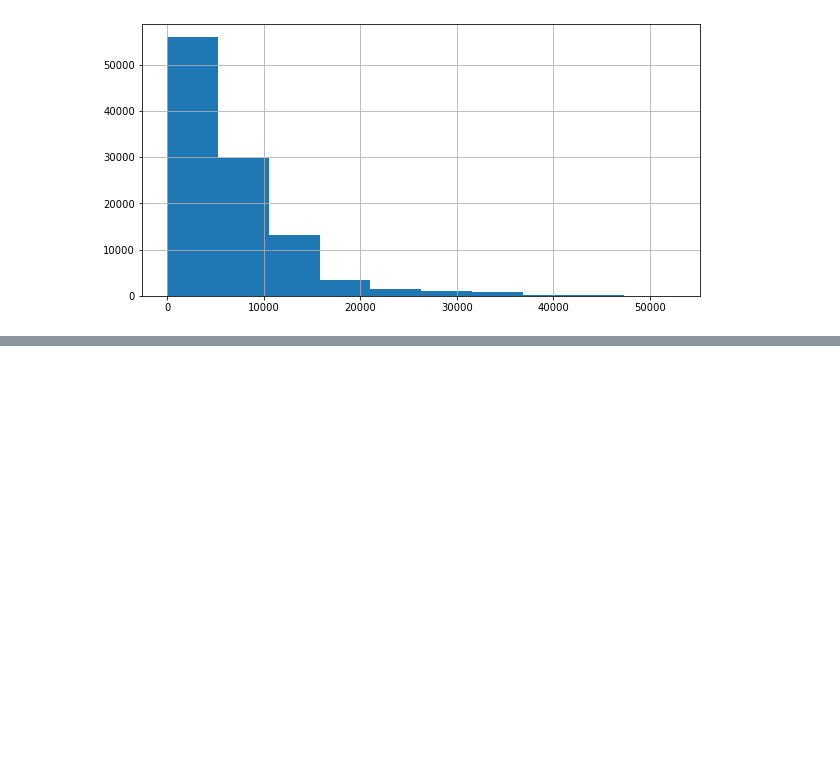
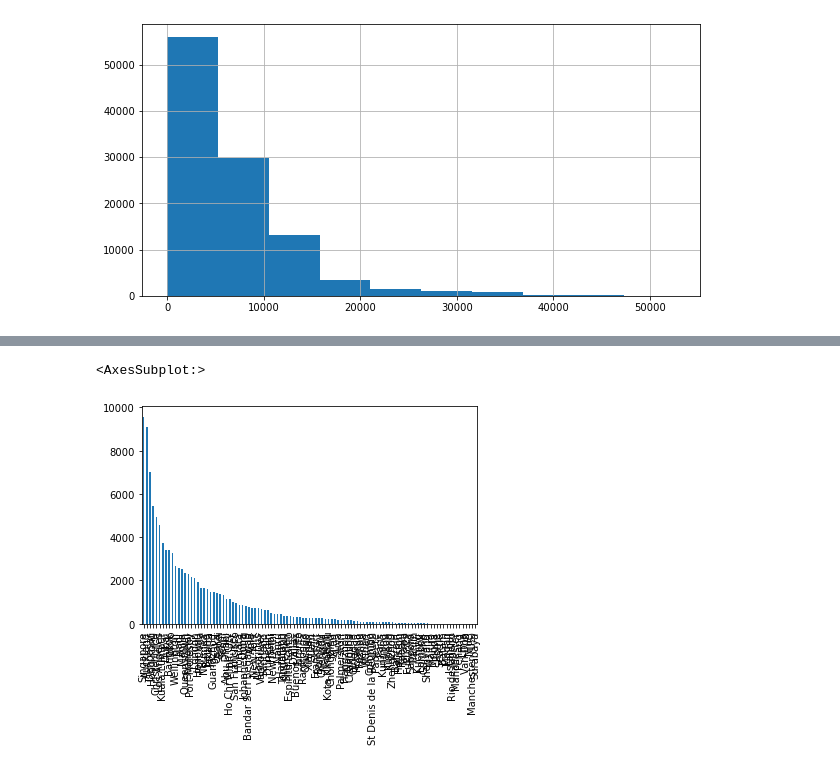
Before and after one commit to edward-jiang3649/data_project, a Jupyter notebook: Data_project.ipynb, the cells around one changed output, grey strips where cells are left out. Saved outputs shown, nothing was run; the diff lists cells and outputs as text; code cells hidden in the pictures; blank space fills up the shorter version.

```diff
--- a/Data_project.ipynb
+++ b/Data_project.ipynb
@@ -102,0 +132,6 @@ df[""].hist() #histogram
+# %%
+afcsv = flights["International_City"].value_counts()
+afcsv.plot(kind="bar")
+# %% [output]
+<AxesSubplot:>
+[figure, added]
```
Also changed, not shown: parts of 8 cells of this notebook.
